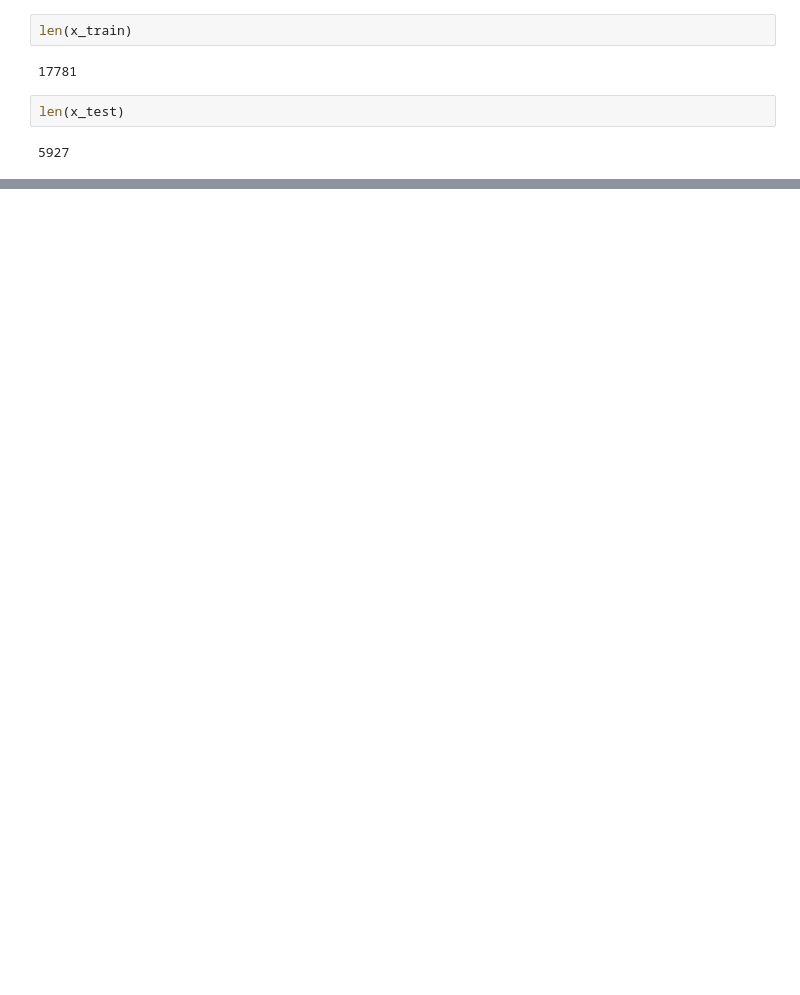
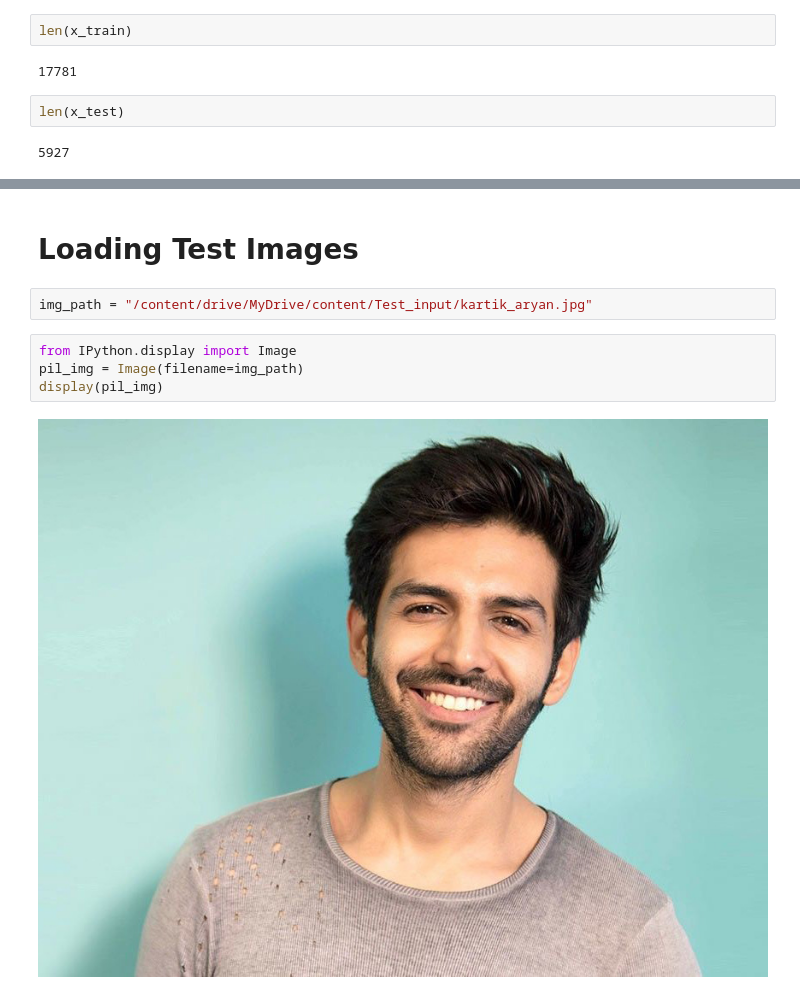
Before and after one commit to omarhisham007/Deep-Learning, a Jupyter notebook: gender_model.ipynb, the cells around one changed output, grey strips where cells are left out. Saved outputs shown, nothing was run; the diff lists cells and outputs as text; blank space fills up the shorter version.

```diff
--- a/gender_model.ipynb
+++ b/gender_model.ipynb
@@ -151,0 +161,10 @@ Epoch 00030: loss improved from 0.20358 to 0.20182, saving model to ./output/gen
+# %% [markdown]
+# **Loading Test Images**
+# %%
+img_path = "/content/drive/MyDrive/content/Test_input/kartik_aryan.jpg"
+# %%
+from IPython.display import Image
+pil_img = Image(filename=img_path)
+display(pil_img)
+# %% [output]
+[figure, added]
```
Also changed, not shown: parts of 19 cells of this notebook.
